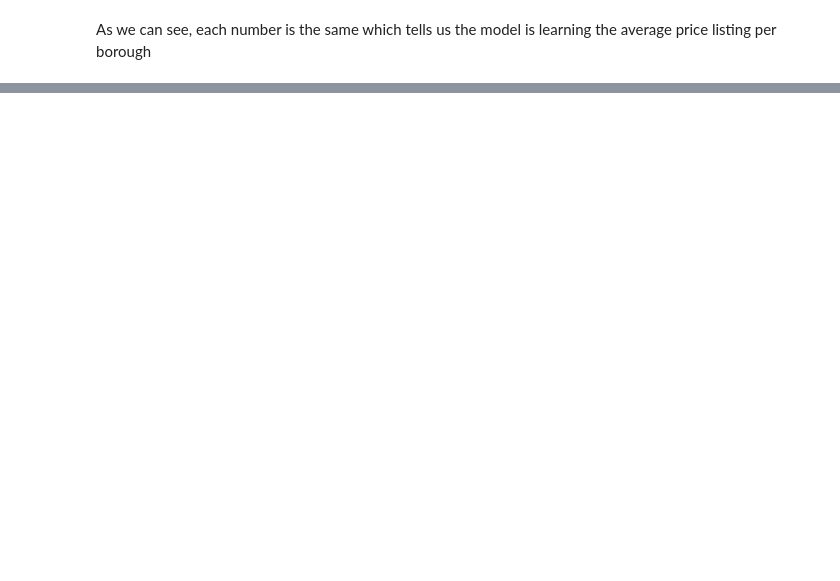
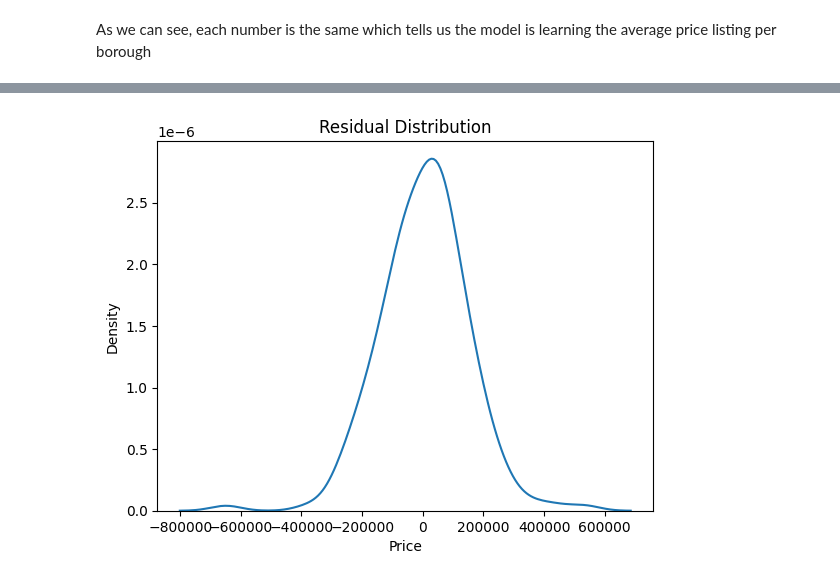
Before and after one commit to Mattcben1/week_8, a Jupyter notebook: Lab_assignment.ipynb, the cells around one changed output, grey strips where cells are left out. Drawn from its saved outputs; the diff is of its cells as text; code cells hidden in the pictures; blank space fills up the shorter version.

```diff
--- a/Lab_assignment.ipynb
+++ b/Lab_assignment.ipynb
@@ -103,0 +511,4 @@ print(comparison)
+# %%
+#Training stage
+cat_model = LinearRegression()
+cat_model.fit(cat_train_x, Y_train)
@@ -103,0 +532,11 @@ print(comparison)
+# %%
+#Repeating steps above for dummies, train, and evaluate, just changing variables according to combined model
+#dummies
+X_combined = pd.get_dummies(X, drop_first=True)
+
+X_train_combined = X_combined.loc[X_train.index]
+X_test_combined = X_combined.loc[X_test.index]
+# %%
+#Training the combined model
+combined_model = LinearRegression()
+combined_model.fit(X_train_combined, Y_train)
@@ -103,0 +545,9 @@ print(comparison)
+# %%
+# Evaluating the combined model
+combined_pred_test = combined_model.predict(X_test_combined)
+
+r2_combined = r2_score(Y_test, combined_pred_test)
+rmse_combined = np.sqrt(mean_squared_error(Y_test, combined_pred_test))
+
+print("R2:", r2_combined)
+print("rmse:", rmse_combined)
@@ -103,0 +620,9 @@ print(comparison)
+# %%
+#KDE plotting residuals/errors to determine shape
+residuals = Y_test - combined_pred_test
+
+sns.kdeplot(residuals)
+plt.title("Residual Distribution")
+plt.show()
+# %% [output]
+[figure, added]
```
Also changed, not shown: parts of 72 cells of this notebook.
